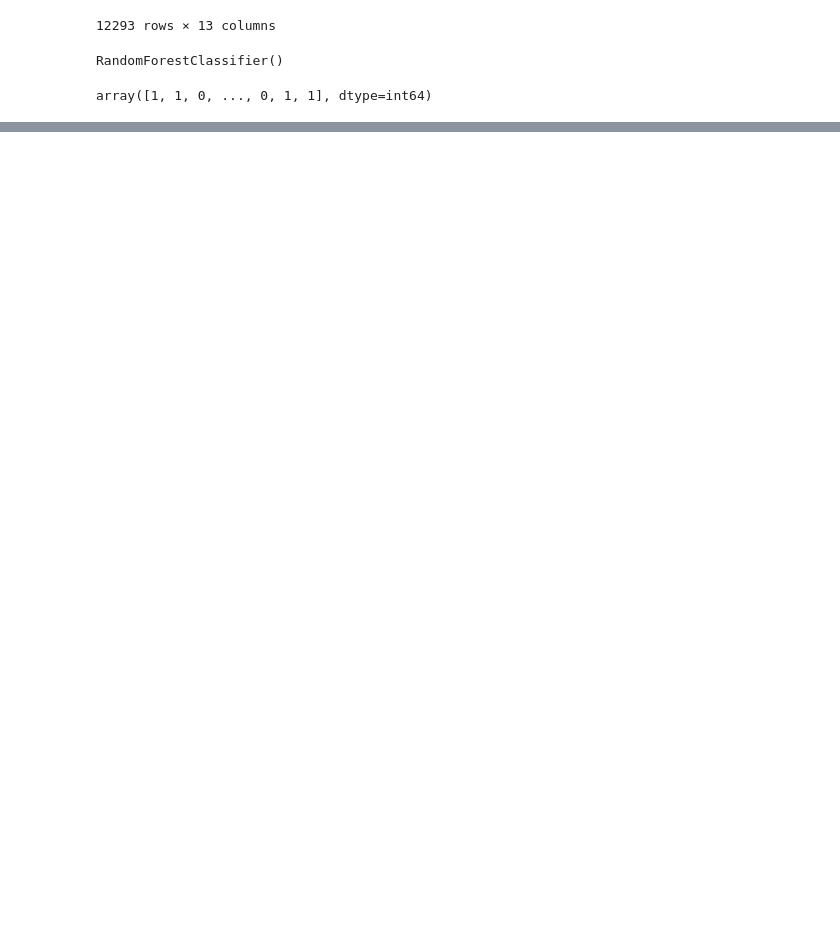
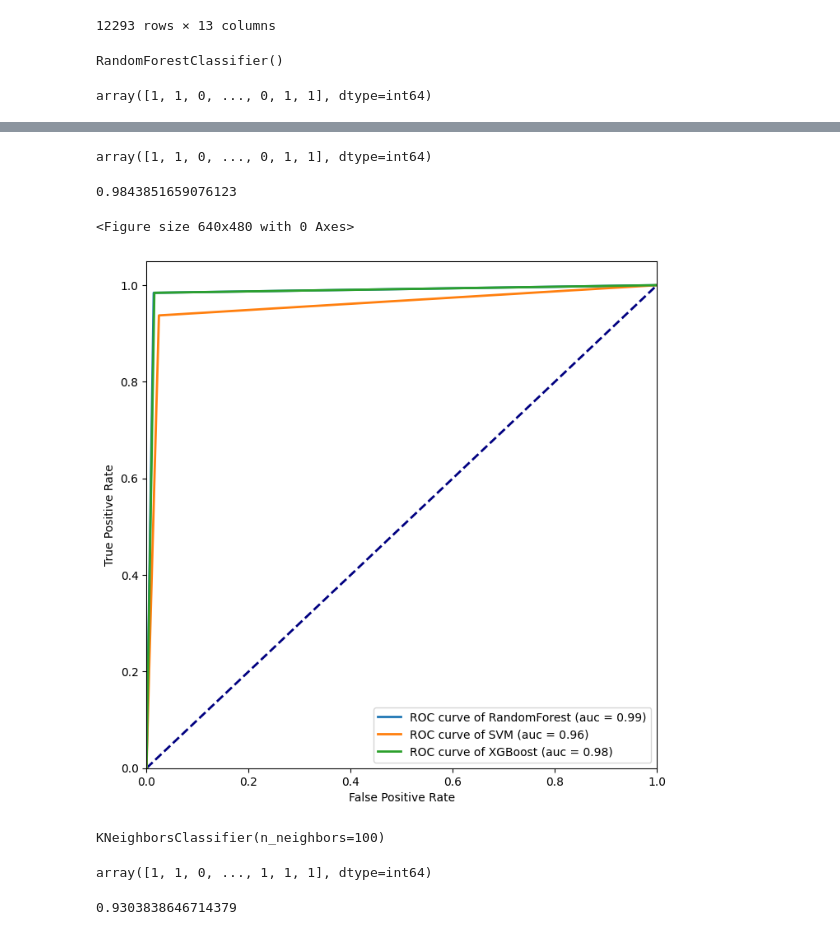
Before and after one commit to dukechain2333/ST112-Final, a Jupyter notebook: Phishing_BestFirst_Demo.ipynb, the cells around one changed output, grey strips where cells are left out. Drawn from its saved outputs; the diff is of its cells as text; code cells hidden in the pictures; blank space fills up the shorter version.

```diff
--- a/Phishing_BestFirst_Demo.ipynb
+++ b/Phishing_BestFirst_Demo.ipynb
@@ -89,0 +126,3 @@ plt.show()
+# %%
+model = XGBClassifier()
+model.fit(X_train, y_train)
@@ -89,0 +139,30 @@ plt.show()
+# %%
+label_predict_XGBoost = model.predict(X_test)
+label_predict_XGBoost
+# %% [output]
+array([1, 1, 0, ..., 0, 1, 1], dtype=int64)
+# %%
+accuracy_score(y_test,label_predict_XGBoost)
+# %% [output]
+0.9843851659076123
+# %%
+arg_name.append('XGBoost')
+predict_data.append(label_predict_XGBoost)
+plot_roc(y_test=y_test,predict_data=predict_data,arg_name=arg_name)
+# %% [output]
+<Figure size 640x480 with 0 Axes>
+[figure, added]
+# %%
+model = KNeighborsClassifier(n_neighbors=100)
+model.fit(X_train, y_train)
+# %% [output]
+KNeighborsClassifier(n_neighbors=100)
+# %%
+label_predict_KNN = model.predict(X_test)
+label_predict_KNN
+# %% [output]
+array([1, 1, 0, ..., 1, 1, 1], dtype=int64)
+# %%
+accuracy_score(y_test,label_predict_KNN)
+# %% [output]
+0.9303838646714379
```
Also changed, not shown: parts of 13 cells of this notebook.
